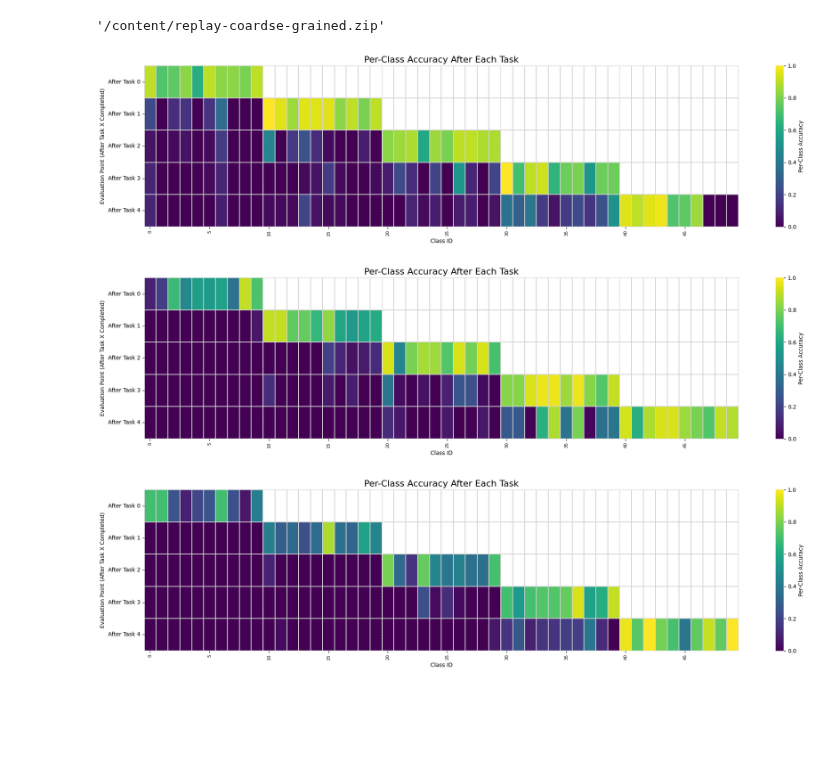
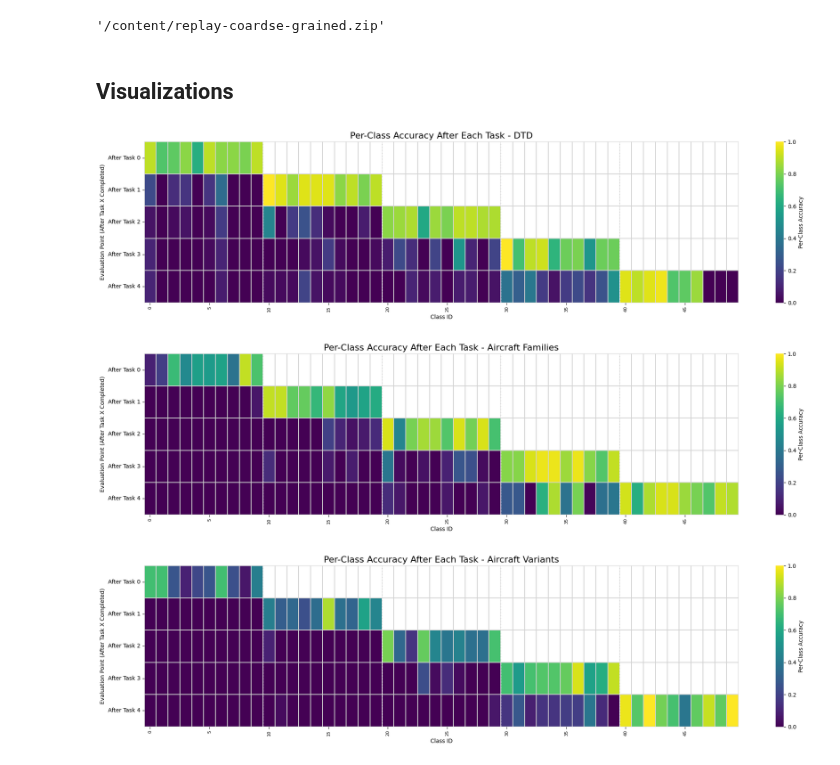
Before and after one commit to avelynkwong/fg-continual-learning, a Jupyter notebook: eda2_train_new_task.ipynb, the cells around one changed output. Saved outputs shown, nothing was run; the diff lists cells and outputs as text; code cells hidden in the pictures; blank space fills up the shorter version.

Commit message:
code for plotting forgetting measure

```diff
--- a/eda2_train_new_task.ipynb
+++ b/eda2_train_new_task.ipynb
@@ -644,6 +644,8 @@ import shutil
 shutil.make_archive('replay-coarse-grained', 'zip', 'replay-coarse-grained')
 # %% [output]
 '/content/replay-coardse-grained.zip'
+# %% [markdown]
+## Visualizations
 # %%
 import matplotlib.pyplot as plt
 import numpy as np
@@ -651,7 +653,7 @@ import seaborn as sns
 import ast # To safely evaluate the string list literal
 import os # To check if file exists
 
-def visualize_forgetting(accuracy_file_path, num_total_classes, num_classes_per_task):
+def viz_acc_drops(accuracy_file_path, num_total_classes, num_classes_per_task, dataset):
   # --- Data Loading and Manual Parsing ---
   parsed_data = {}
 
@@ -757,7 +759,7 @@ def visualize_forgetting(accuracy_file_path, num_total_classes, num_classes_per_
 
   plt.xlabel("Class ID")
   plt.ylabel("Evaluation Point (After Task X Completed)")
-  plt.title("Per-Class Accuracy After Each Task", fontsize=16)
+  plt.title(f"Per-Class Accuracy After Each Task - {dataset}", fontsize=16)
   plt.xticks(ticks=np.arange(0, num_total_classes, 5) + 0.5, labels=np.arange(0, num_total_classes, 5), rotation=90, fontsize=8)
   plt.yticks(ticks=np.arange(num_tasks_found) + 0.5, labels=[f"After Task {t}" for t in sorted_task_ids], rotation=0)
 
@@ -768,28 +770,28 @@ def visualize_forgetting(accuracy_file_path, num_total_classes, num_classes_per_
   plt.show()
 # %%
 # texture dataset
-accuracy_file_path = 'replay-coarse-grained/accuracies.txt' # Make sure this file exists
+accuracy_file_path = 'accuracies-DTD.txt' # Make sure this file exists
 num_total_classes = 50
 num_classes_per_task = 10
 
-visualize_forgetting(accuracy_file_path, num_total_classes, num_classes_per_task)
+viz_acc_drops(accuracy_file_path, num_total_classes, num_classes_per_task, 'DTD')
 # %% [output]
-[figure, old version]
+[figure, new version]
 # %%
 # the aircraft families
-accuracy_file_path = 'accuracies.txt'
+accuracy_file_path = 'accuracies-families.txt'
 num_total_classes = 50
 num_classes_per_task = 10
 
-visualize_forgetting(accuracy_file_path, num_total_classes, num_classes_per_task)
+viz_acc_drops(accuracy_file_path, num_total_classes, num_classes_per_task, 'Aircraft Families')
 # %% [output]
-[figure, old version]
+[figure, new version]
 # %%
 # the aircraft variants
-accuracy_file_path = 'accuracies.txt'
+accuracy_file_path = 'accuracies-variants.txt'
 num_total_classes = 50
 num_classes_per_task = 10
 
-visualize_forgetting(accuracy_file_path, num_total_classes, num_classes_per_task)
+viz_acc_drops(accuracy_file_path, num_total_classes, num_classes_per_task, 'Aircraft Variants')
 # %% [output]
-[figure, old version]
+[figure, new version]
```
Also changed, not shown: parts of 2 cells of this notebook.
